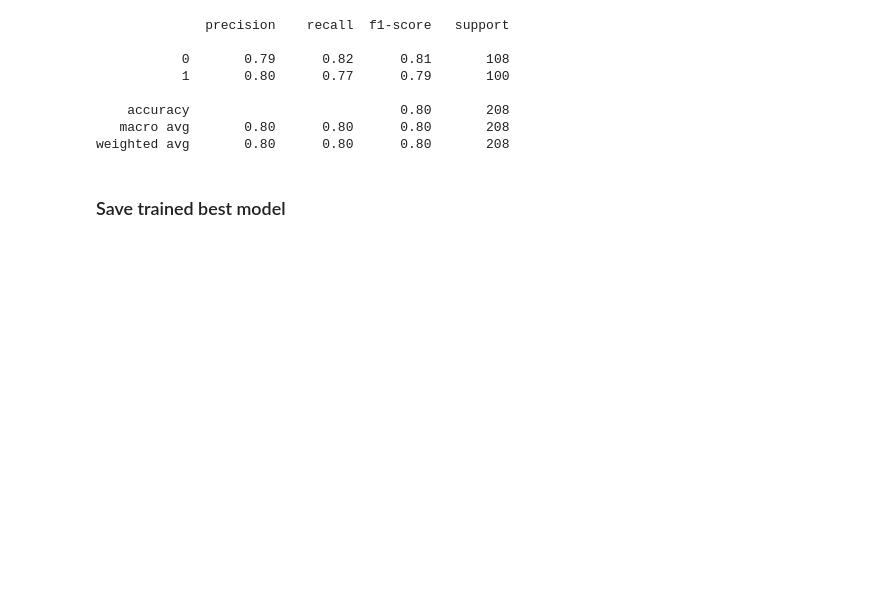
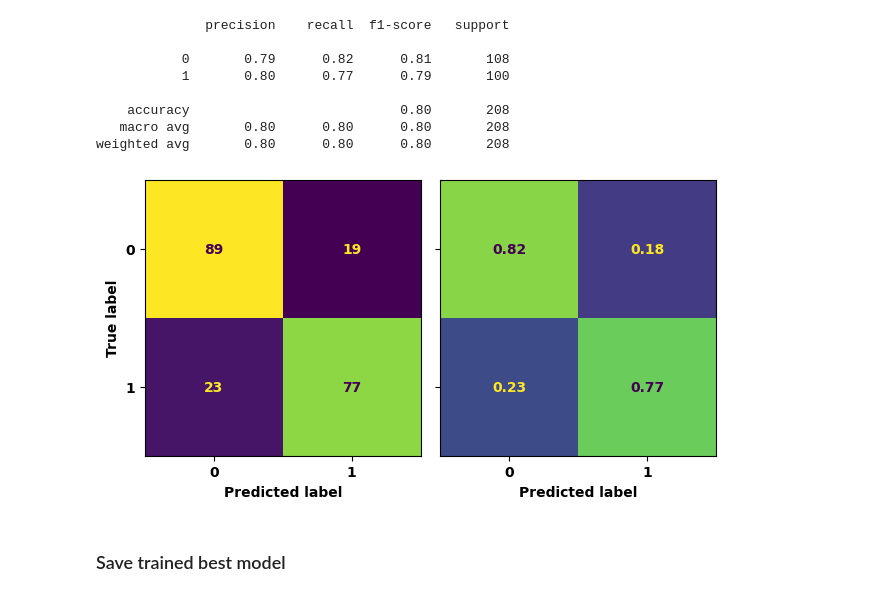
Before and after one commit to JPonsa/UCI_Heart_Disease, a Jupyter notebook: Notebooks/40 - Binnary Classifier - Model Selection.ipynb, the cells around one changed output. Cells and saved outputs as stored; diff of their text form; code cells hidden in the pictures; blank space fills up the shorter version.

Commit message:
Add confusion matrix do Model Selection

```diff
--- a/Notebooks/40 - Binnary Classifier - Model Selection.ipynb
+++ b/Notebooks/40 - Binnary Classifier - Model Selection.ipynb
@@ -246,6 +246,25 @@ print(classification_report(y_test, y_pred))
     accuracy                           0.80       208
    macro avg       0.80      0.80      0.80       208
 weighted avg       0.80      0.80      0.80       208
+# %%
+from sklearn.metrics import ConfusionMatrixDisplay
+
+fig, ax = plt.subplots(1, 2, sharey=True)
+ConfusionMatrixDisplay.from_predictions(y_test, y_pred, ax=ax[0], colorbar=False)
+ConfusionMatrixDisplay.from_predictions(
+    y_test,
+    y_pred,
+    normalize="true",
+    values_format=".2f",
+    ax=ax[1],
+    im_kw={"vmin": 0, "vmax": 1},
+    colorbar=False,
+)
+ax[1].set_ylabel(None)
+plt.tight_layout()
+plt.savefig("../Figures/40.binary_confusion_matrix.png")
+# %% [output]
+[figure, added]
 # %% [markdown]
 ### Save trained best model
 # %%
```
Also changed, not shown: parts of 3 cells of this notebook, 8 other files.
